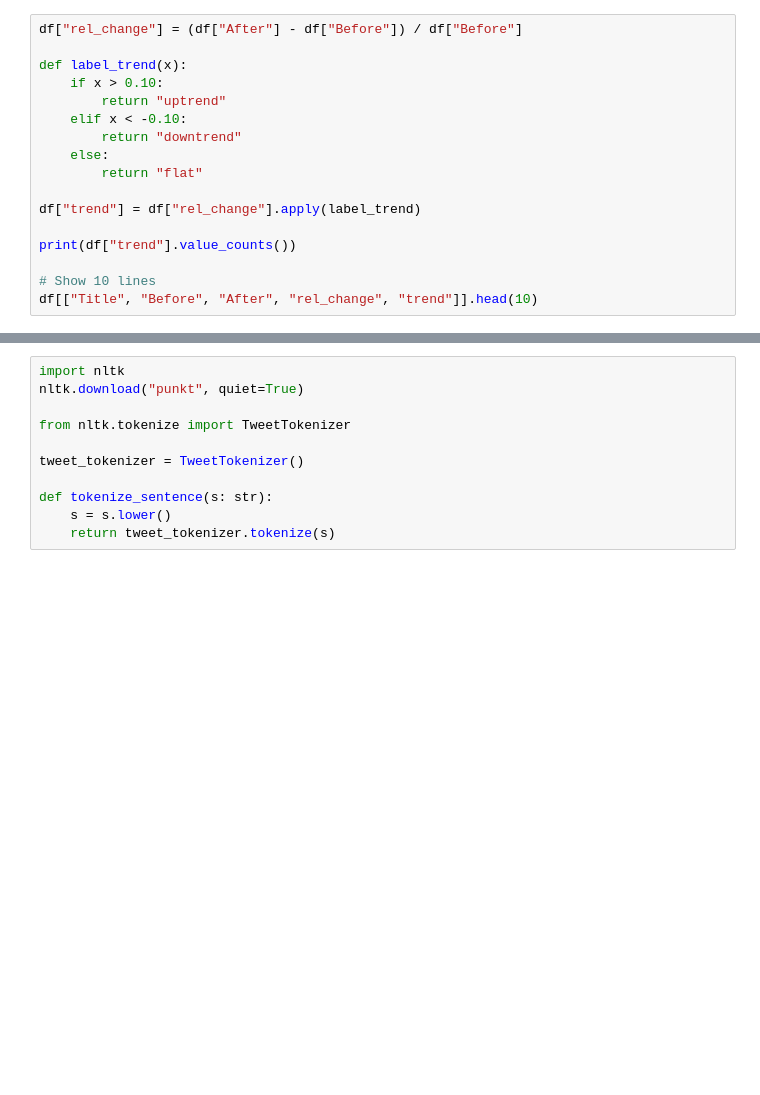
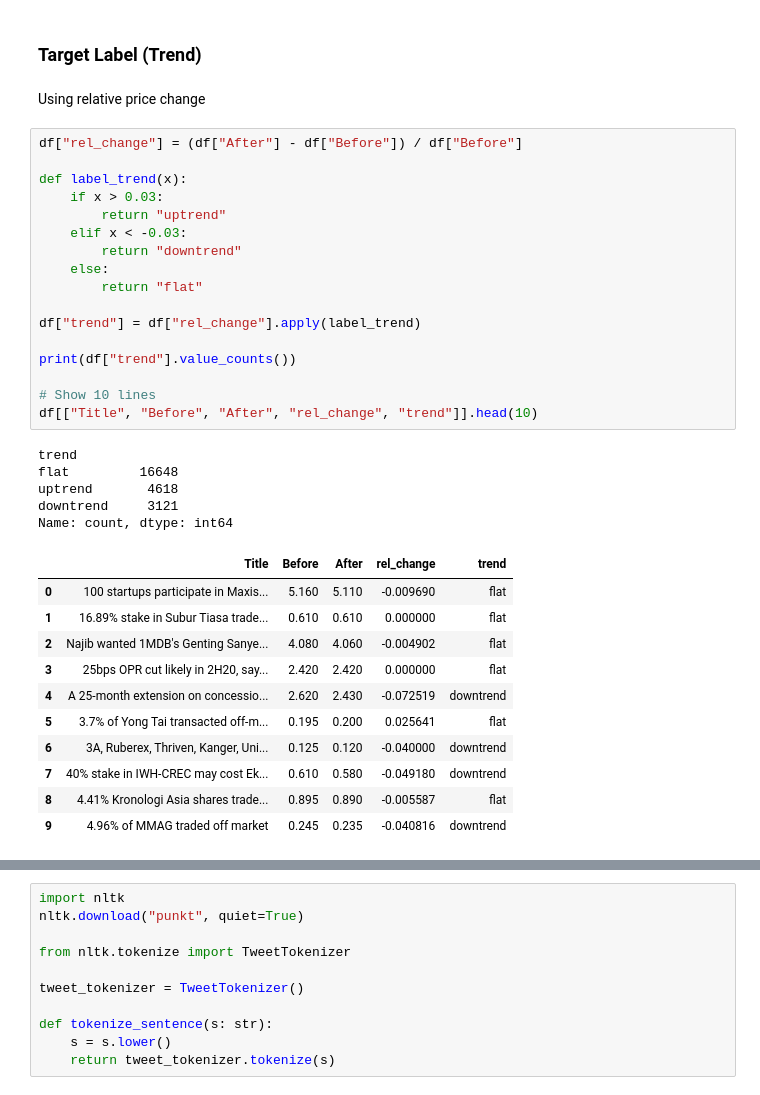
Before and after one commit to amirah78/Stock_Prediction, a Jupyter notebook: Assignment2.ipynb, the cells around one changed output, grey strips where cells are left out. Drawn from its saved outputs; the diff is of its cells as text; blank space fills up the shorter version.

```diff
--- a/Assignment2.ipynb
+++ b/Assignment2.ipynb
@@ -34,17 +88,38 @@ df.head(10)
+# %% [markdown]
+### Target Label (Trend)
+# %% [markdown]
+Using relative price change
 # %%
 df["rel_change"] = (df["After"] - df["Before"]) / df["Before"]
 
 def label_trend(x):
-    if x > 0.10:
+    if x > 0.03:
         return "uptrend"
-    elif x < -0.10:
+    elif x < -0.03:
         return "downtrend"
     else:
         return "flat"
 
 df["trend"] = df["rel_change"].apply(label_trend)
 
 print(df["trend"].value_counts())
 
 # Show 10 lines
 df[["Title", "Before", "After", "rel_change", "trend"]].head(10)
+# %% [output]
+trend
+flat         16648
+uptrend       4618
+downtrend     3121
+Name: count, dtype: int64
+|  | Title | Before | After | rel_change | trend |
+| 0 | 100 startups participate in Maxis... | 5.160 | 5.110 | -0.009690 | flat |
+| 1 | 16.89% stake in Subur Tiasa trade... | 0.610 | 0.610 | 0.000000 | flat |
+| 2 | Najib wanted 1MDB's Genting Sanye... | 4.080 | 4.060 | -0.004902 | flat |
+| 3 | 25bps OPR cut likely in 2H20, say... | 2.420 | 2.420 | 0.000000 | flat |
+| 4 | A 25-month extension on concessio... | 2.620 | 2.430 | -0.072519 | downtrend |
+| 5 | 3.7% of Yong Tai transacted off-m... | 0.195 | 0.200 | 0.025641 | flat |
+| 6 | 3A, Ruberex, Thriven, Kanger, Uni... | 0.125 | 0.120 | -0.040000 | downtrend |
+| 7 | 40% stake in IWH-CREC may cost Ek... | 0.610 | 0.580 | -0.049180 | downtrend |
+| 8 | 4.41% Kronologi Asia shares trade... | 0.895 | 0.890 | -0.005587 | flat |
+| 9 | 4.96% of MMAG traded off market | 0.245 | 0.235 | -0.040816 | downtrend |
```
Also changed, not shown: parts of 37 cells of this notebook.
